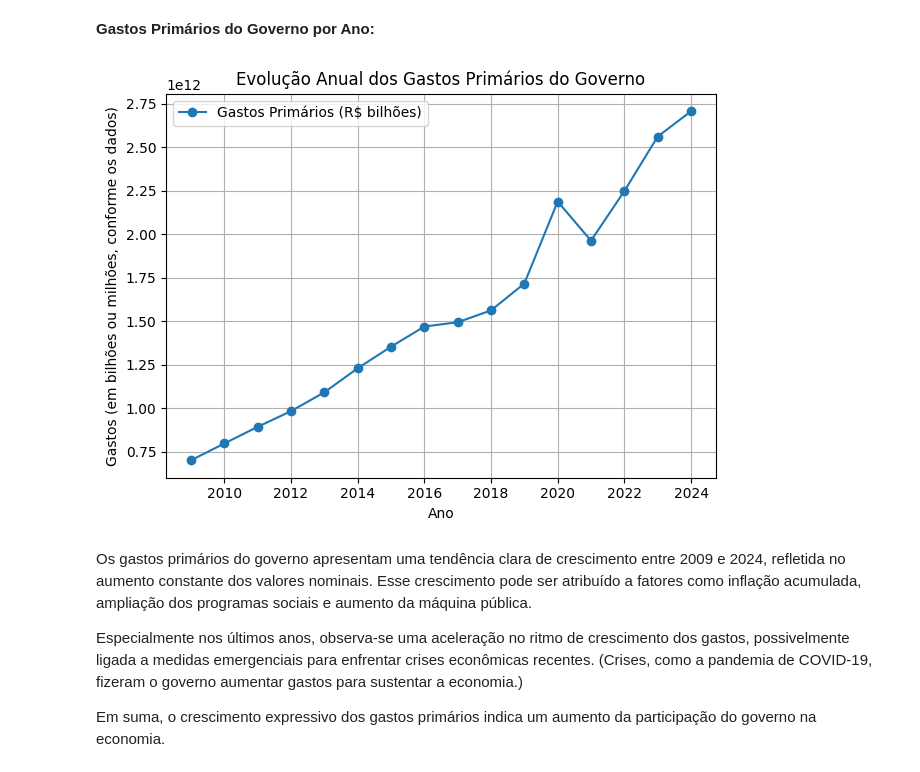
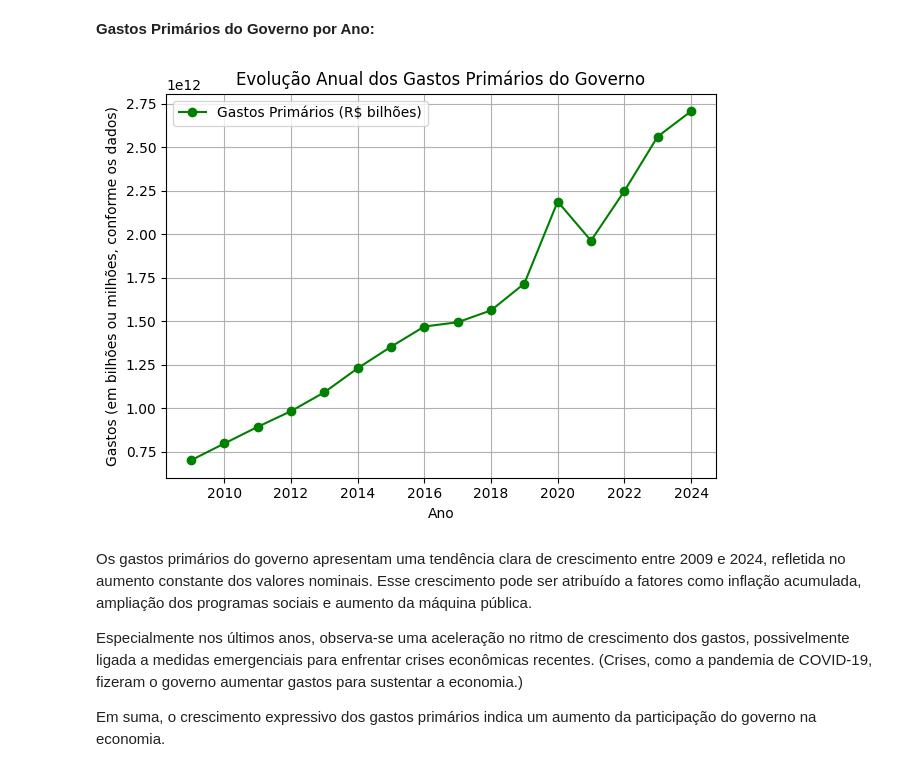
Before and after one commit to gabyxsantos/Economia, a Jupyter notebook: trabalho_pt2.ipynb, the cells around one changed output. Saved outputs shown, nothing was run; the diff lists cells and outputs as text; code cells hidden in the pictures.

```diff
--- a/trabalho_pt2.ipynb
+++ b/trabalho_pt2.ipynb
@@ -1174,19 +1174,23 @@ plt.show()
 # %% [markdown]
 **Gastos Primários do Governo por Ano:**
 # %%
-# Plotando os gastos anuais
-gastos_por_ano.plot(kind='line', x='Ano', y='Gastos Primários (R$ bilhões)', marker='o')
+# Plotando os gastos anuais em verde
+gastos_por_ano.plot(kind='line',
+                    x='Ano',
+                    y='Gastos Primários (R$ bilhões)',
+                    marker='o',
+                    color='green')
 
 # Melhorando a visualização
 plt.title('Evolução Anual dos Gastos Primários do Governo')
 plt.xlabel('Ano')
 plt.ylabel('Gastos (em bilhões ou milhões, conforme os dados)')
 plt.grid(True)
 plt.tight_layout()
 
 plt.show()
 # %% [output]
-[figure, old version]
+[figure, new version]
 # %% [markdown]
 Os gastos primários do governo apresentam uma tendência clara de crescimento entre 2009 e 2024, refletida no aumento constante dos valores nominais. Esse crescimento pode ser atribuído a fatores como inflação acumulada, ampliação dos programas sociais e aumento da máquina pública.
 
```
